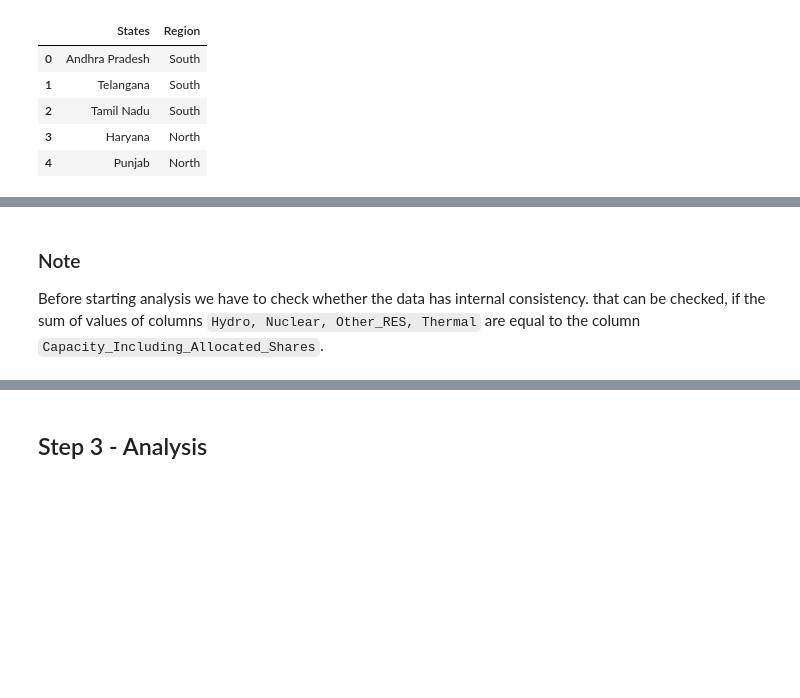
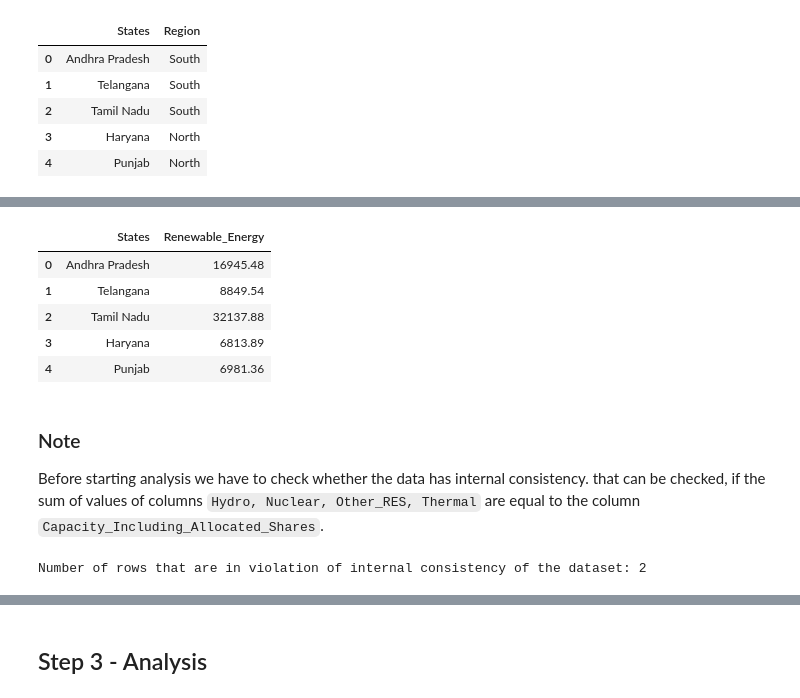
Before and after one commit to VishnuCodes96/capstone_projects, a Jupyter notebook: capstone_project_1.ipynb, the cells around one changed output, grey strips where cells are left out. Cells and saved outputs as stored; diff of their text form; code cells hidden in the pictures; blank space fills up the shorter version.

Commit message:
finished cleaning the dataset.

```diff
--- a/capstone_project_1.ipynb
+++ b/capstone_project_1.ipynb
@@ -176,3 +175,29 @@ state_region_merge_df.head()
+# %%
+state_region_merge_df['Renewable_Energy'] = (
+    state_region_merge_df['Hydro'] +
+    state_region_merge_df['Nuclear'] +
+    state_region_merge_df['Other_RES'] +
+    state_region_merge_df['Rooftop_Solar_Capacity']
+)
+state_region_merge_df[["States","Renewable_Energy"]].head()
+# %% [output]
+|  | States | Renewable_Energy |
+| 0 | Andhra Pradesh | 16945.48 |
+| 1 | Telangana | 8849.54 |
+| 2 | Tamil Nadu | 32137.88 |
+| 3 | Haryana | 6813.89 |
+| 4 | Punjab | 6981.36 |
 # %% [markdown]
 ### Note
 Before starting analysis we have to check whether the data has internal consistency. that can be checked, if the sum of values of columns `Hydro, Nuclear, Other_RES, Thermal` are equal to the column `Capacity_Including_Allocated_Shares`.
+# %%
+print(f'Number of rows that are in violation of internal consistency of the dataset: {
+    (state_region_merge_df['Capacity_Including_Allocated_Shares'] != (
+    state_region_merge_df['Hydro'] +
+    state_region_merge_df['Nuclear'] +
+    state_region_merge_df['Other_RES'] +
+    state_region_merge_df['Thermal']
+)).sum()
+}')
+# %% [output]
+Number of rows that are in violation of internal consistency of the dataset: 2
```
Also changed, not shown: parts of 8 cells of this notebook.
